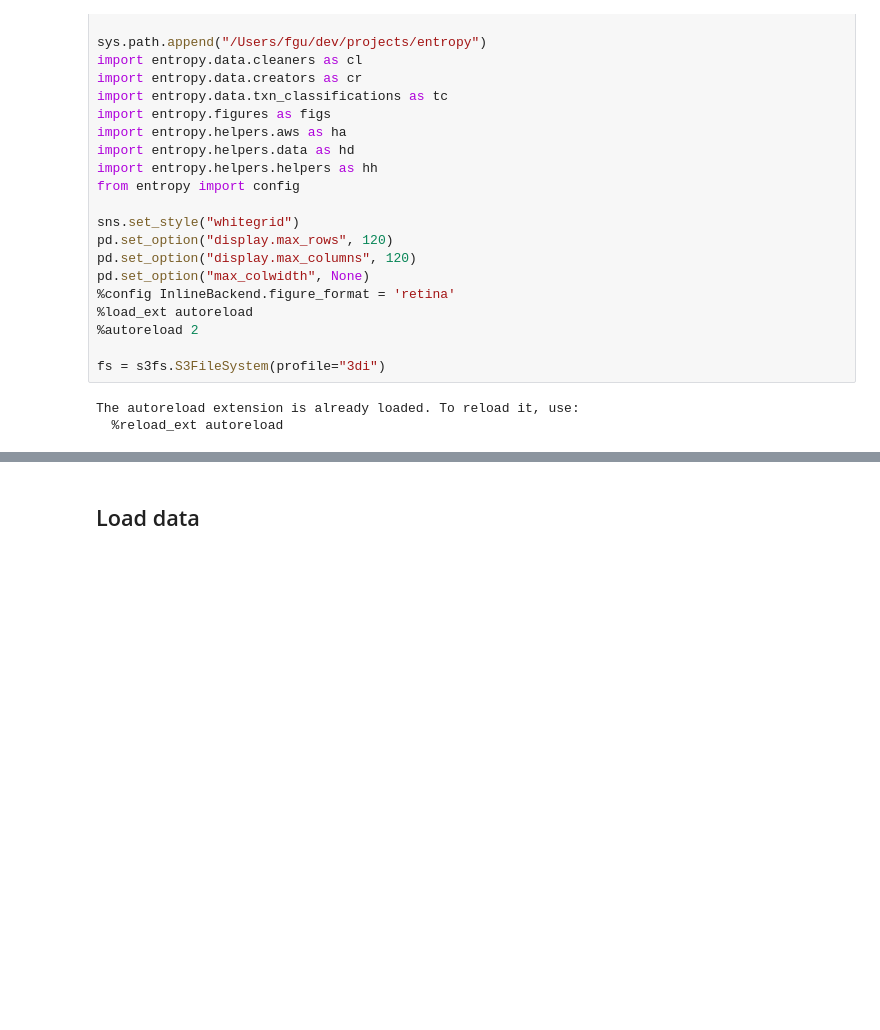
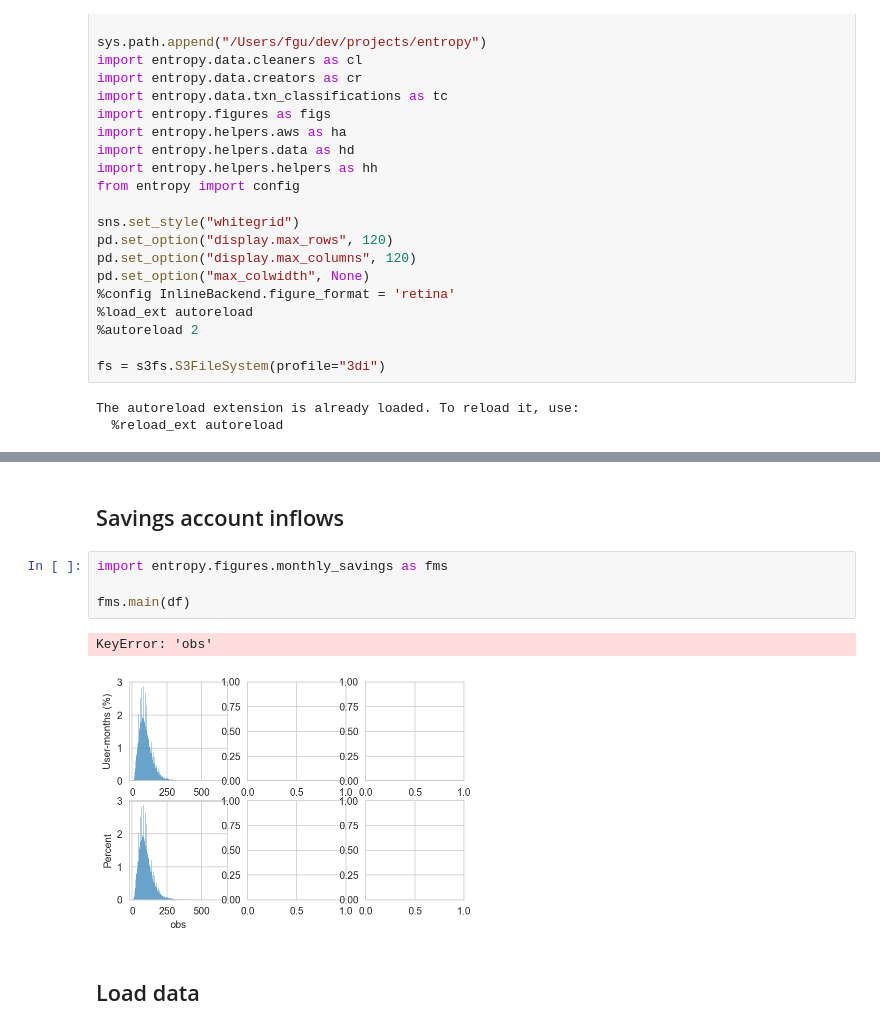
Before and after one commit to fabiangunzinger/entropy, a Jupyter notebook: notebooks/sumstats_savings.ipynb, the cells around one changed output, grey strips where cells are left out. Cells and saved outputs as stored; diff of their text form; blank space fills up the shorter version.

Commit message:
savings sumstats ipynb

```diff
--- a/notebooks/sumstats_savings.ipynb
+++ b/notebooks/sumstats_savings.ipynb
@@ -47,3 +48,12 @@ hd.inspect(df)
+# %% [markdown]
+## Savings account inflows
+# %%
+import entropy.figures.monthly_savings as fms
+
+fms.main(df)
+# %% [output]
+KeyError: 'obs'
+[figure, added]
 # %% [markdown]
 ## Load data
 # %%
```
Also changed, not shown: parts of 1 cell of this notebook, 4 other files.
